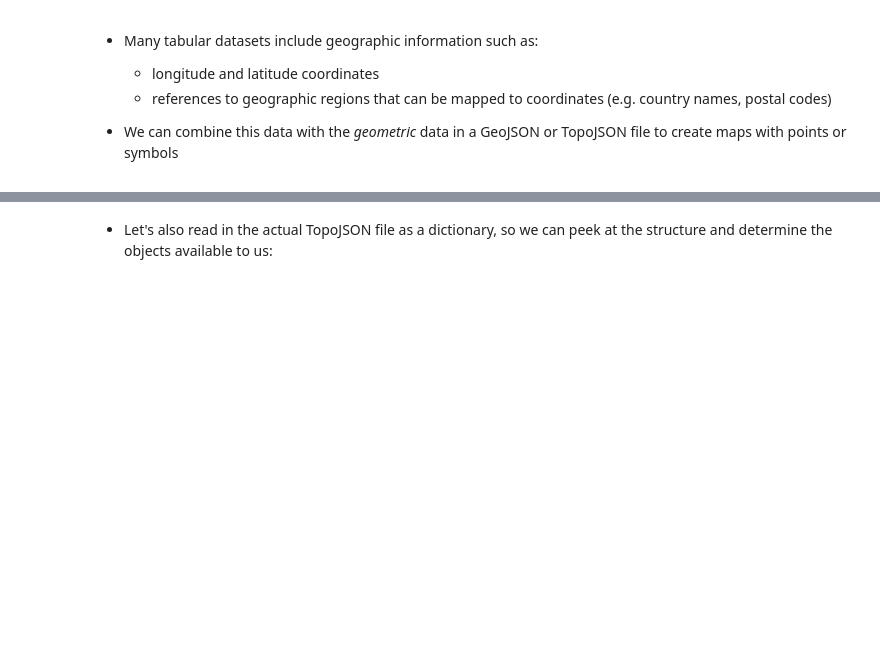
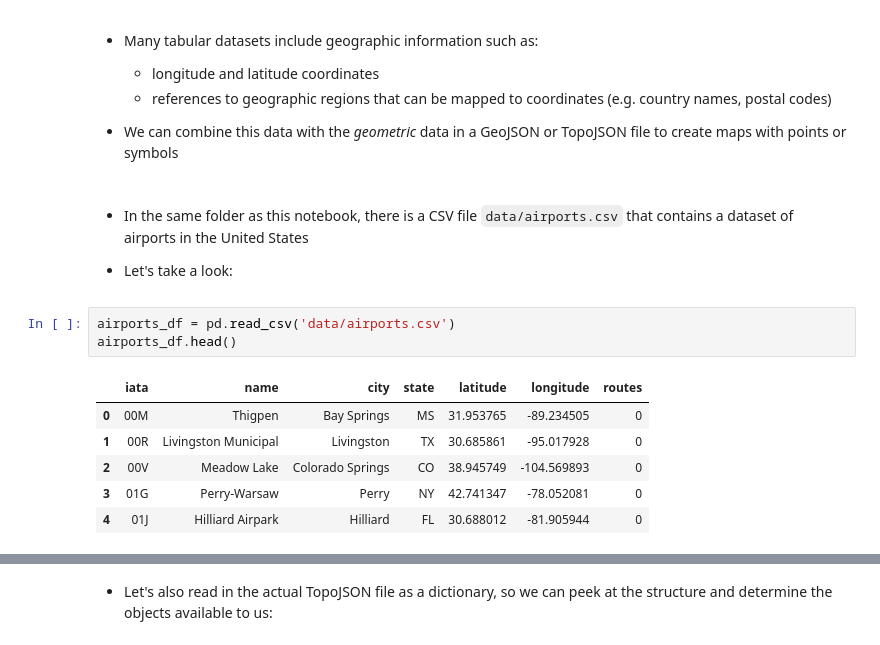
Before and after one commit to usna-dwv/lesson-cartographic-viz, a Jupyter notebook: Lesson 11 Cartographic Visualization.ipynb, the cells around one changed output, grey strips where cells are left out. Drawn from its saved outputs; the diff is of its cells as text; blank space fills up the shorter version.

```diff
--- a/Lesson 11 Cartographic Visualization.ipynb
+++ b/Lesson 11 Cartographic Visualization.ipynb
@@ -346,3 +236,17 @@ alt.Chart(
 
 
 - We can combine this data with the *geometric* data in a GeoJSON or TopoJSON file to create maps with points or symbols
+# %% [markdown]
+- In the same folder as this notebook, there is a CSV file `data/airports.csv` that contains a dataset of airports in the United States
+
+- Let's take a look:
+# %%
+airports_df = pd.read_csv('data/airports.csv')
+airports_df.head()
+# %% [output]
+|  | iata | name | city | state | latitude | longitude | routes |
+| 0 | 00M | Thigpen | Bay Springs | MS | 31.953765 | -89.234505 | 0 |
+| 1 | 00R | Livingston Municipal | Livingston | TX | 30.685861 | -95.017928 | 0 |
+| 2 | 00V | Meadow Lake | Colorado Springs | CO | 38.945749 | -104.569893 | 0 |
+| 3 | 01G | Perry-Warsaw | Perry | NY | 42.741347 | -78.052081 | 0 |
+| 4 | 01J | Hilliard Airpark | Hilliard | FL | 30.688012 | -81.905944 | 0 |
```
Also changed, not shown: parts of 62 cells of this notebook, 1 other file.
